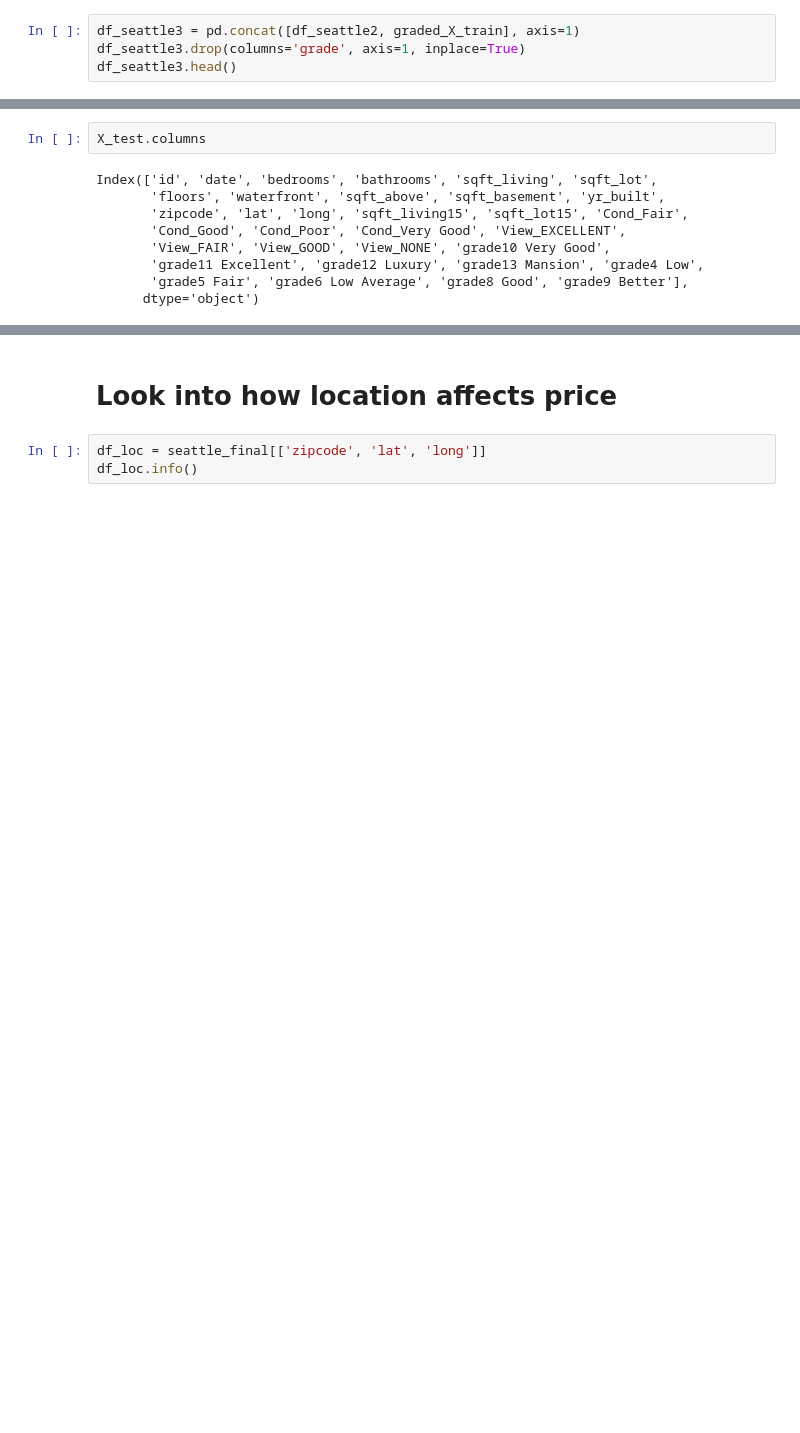
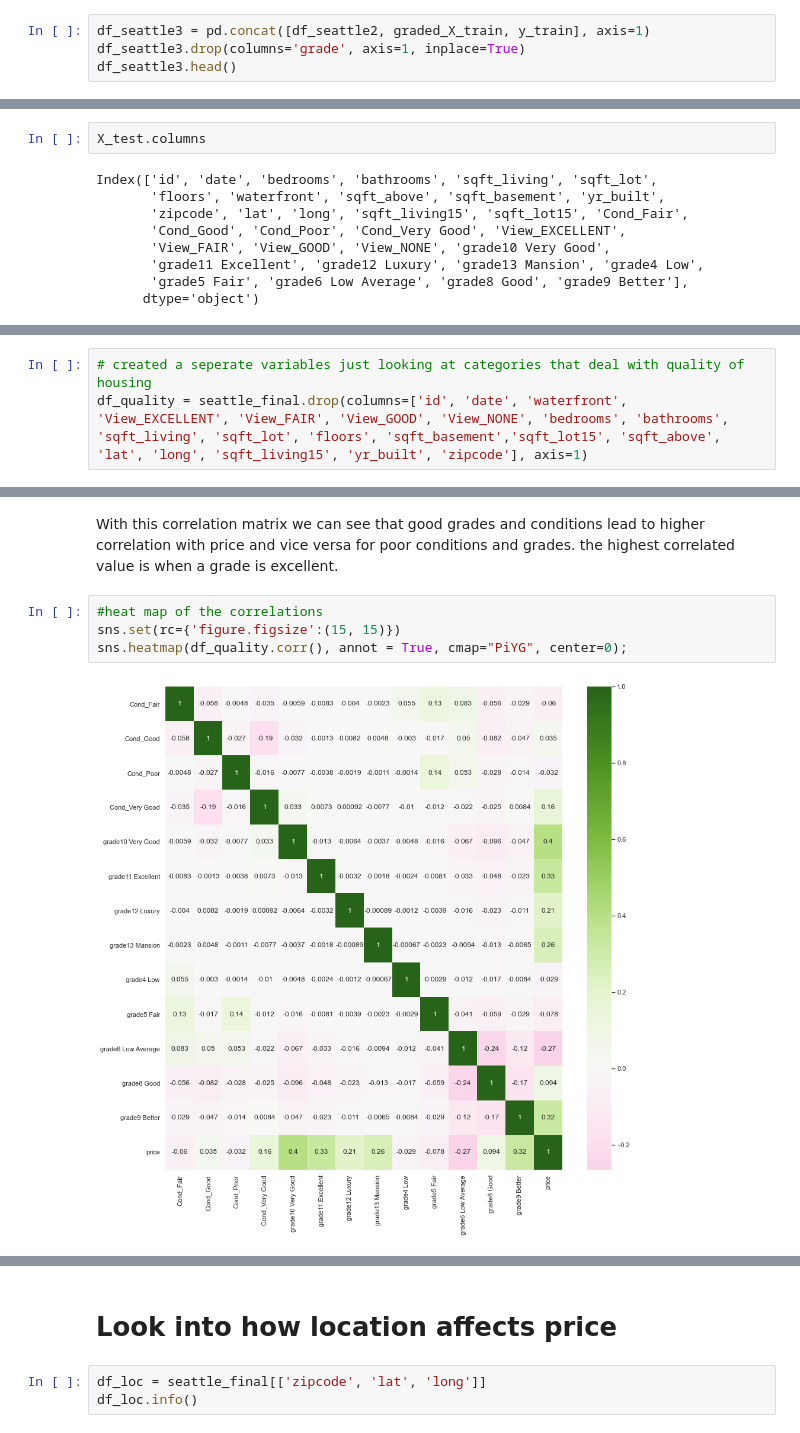
Before and after one commit to zpollats/p2_project_group4, a Jupyter notebook: ZachWorking.ipynb, the cells around one changed output, grey strips where cells are left out. Saved outputs shown, nothing was run; the diff lists cells and outputs as text; blank space fills up the shorter version.

```diff
--- a/ZachWorking.ipynb
+++ b/ZachWorking.ipynb
@@ -516,7 +517,7 @@ graded_X_test = pd.DataFrame(
     index=X_test.index
 )
 # %%
-df_seattle3 = pd.concat([df_seattle2, graded_X_train], axis=1)
+df_seattle3 = pd.concat([df_seattle2, graded_X_train, y_train], axis=1)
 df_seattle3.drop(columns='grade', axis=1, inplace=True)
 df_seattle3.head()
 # %% [output]
@@ -566,0 +575,3 @@ Index(['id', 'date', 'bedrooms', 'bathrooms', 'sqft_living', 'sqft_lot',
+# %%
+# created a seperate variables just looking at categories that deal with quality of housing
+df_quality = seattle_final.drop(columns=['id', 'date', 'waterfront', 'View_EXCELLENT', 'View_FAIR', 'View_GOOD', 'View_NONE', 'bedrooms', 'bathrooms', 'sqft_living', 'sqft_lot', 'floors', 'sqft_basement','sqft_lot15', 'sqft_above', 'lat', 'long', 'sqft_living15', 'yr_built', 'zipcode'], axis=1)
@@ -566,0 +657,8 @@ Index(['id', 'date', 'bedrooms', 'bathrooms', 'sqft_living', 'sqft_lot',
+# %% [markdown]
+With this correlation matrix we can see that good grades and conditions lead to higher correlation with price and vice versa for poor conditions and grades. the highest correlated value is when a grade is excellent.
+# %%
+#heat map of the correlations
+sns.set(rc={'figure.figsize':(15, 15)})
+sns.heatmap(df_quality.corr(), annot = True, cmap="PiYG", center=0);
+# %% [output]
+[figure, added]
```
Also changed, not shown: parts of 37 cells of this notebook.
